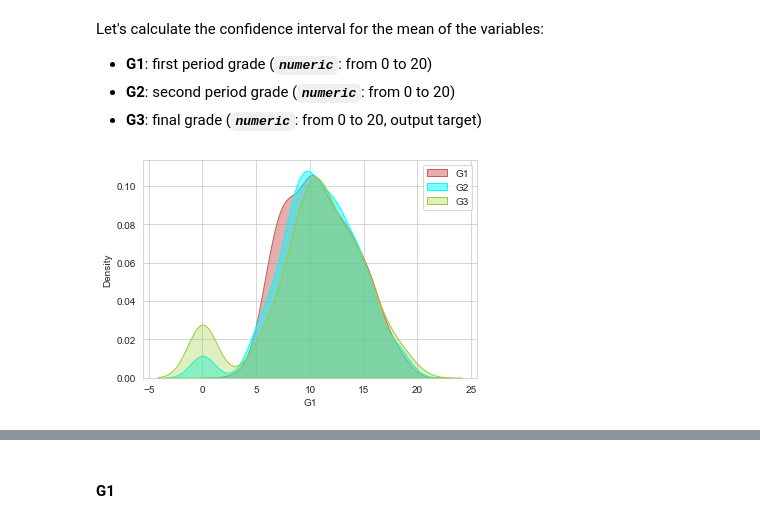
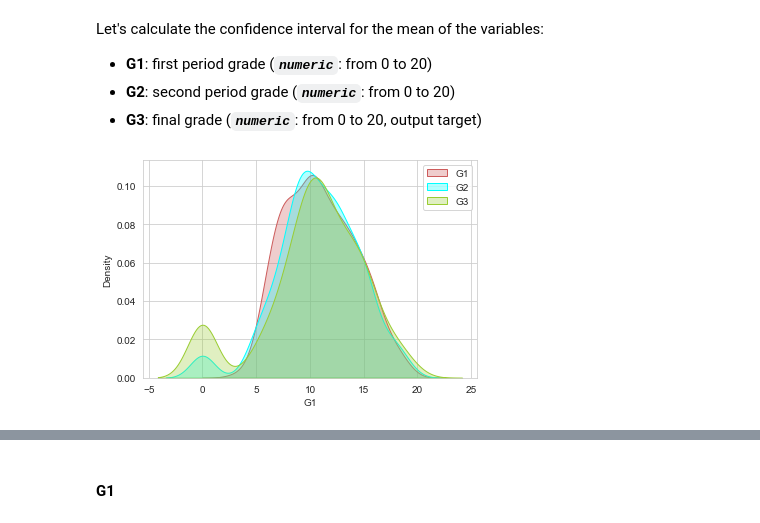
Before and after one commit to Goliath-Research/Computational-Statistics, a Jupyter notebook: 04-Inferential Statistics/02-Boot_Conf_Int.ipynb, the cells around one changed output, grey strips where cells are left out. Cells and saved outputs as stored; diff of their text form; code cells hidden in the pictures.

```diff
--- a/04-Inferential Statistics/02-Boot_Conf_Int.ipynb
+++ b/04-Inferential Statistics/02-Boot_Conf_Int.ipynb
@@ -291,9 +238,9 @@ Let's calculate the confidence interval for the mean of the variables:
 - **G3**: final grade (***`numeric`***: from 0 to 20, output target)
 # %%
 plt.figure(figsize=(6,4))
-ax = sns.kdeplot(x=data.G1, color='indianred', shade=True, alpha=0.5, label='G1')
-ax = sns.kdeplot(x=data.G2, color='cyan', shade=True, alpha=0.5, label='G2')
+ax = sns.kdeplot(x=data.G1, color='indianred',   shade=True, alpha=0.3, label='G1')
+ax = sns.kdeplot(x=data.G2, color='cyan',        shade=True, alpha=0.3, label='G2')
 ax = sns.kdeplot(x=data.G3, color='yellowgreen', shade=True, alpha=0.3, label='G3')
 plt.legend();
 # %% [output]
-[figure, old version]
+[figure, new version]
```
Also changed, not shown: parts of 30 cells of this notebook.
